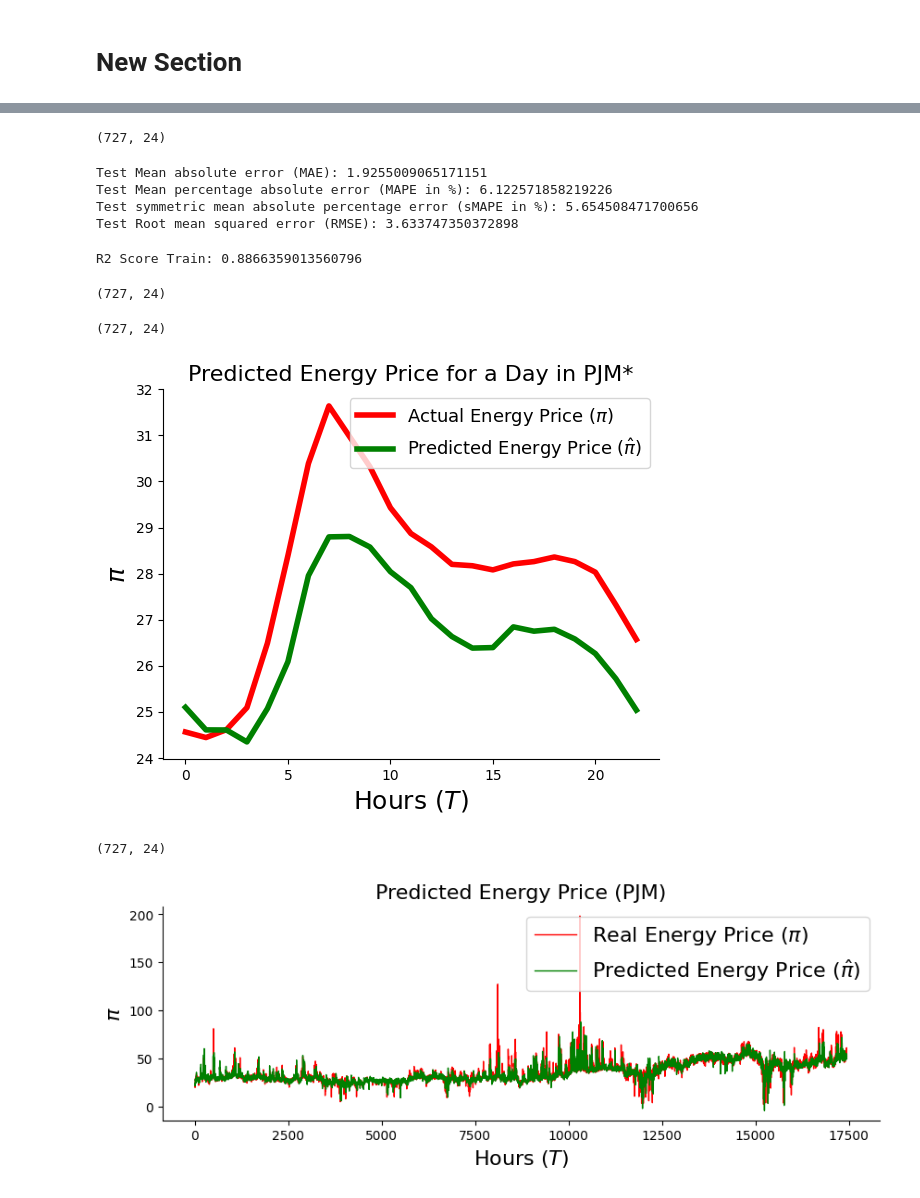
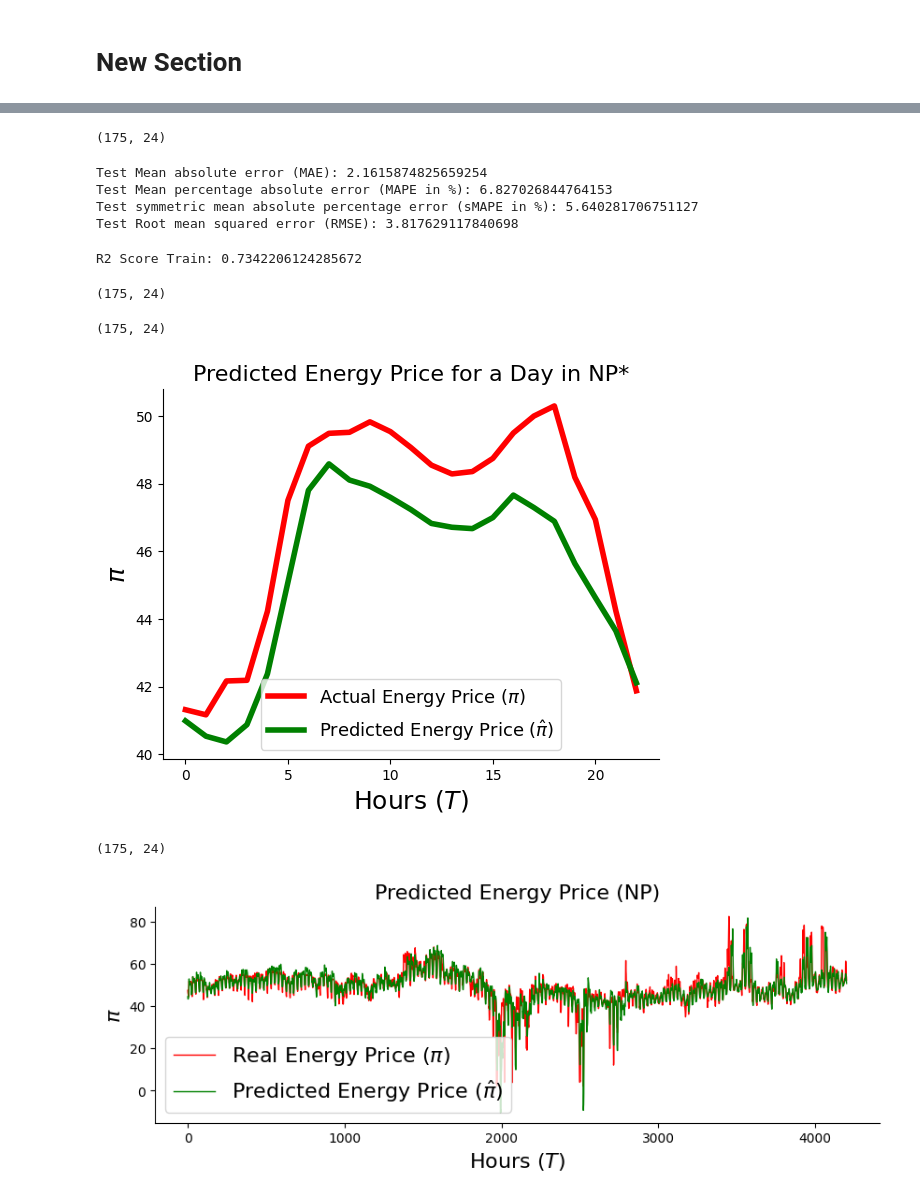
Before and after one commit to pooja-joshi-bits/EPFforAll, a Jupyter notebook: NordPool.ipynb, the cells around one changed output, grey strips where cells are left out. Saved outputs shown, nothing was run; the diff lists cells and outputs as text; code cells hidden in the pictures.

```diff
--- a/NordPool.ipynb
+++ b/NordPool.ipynb
@@ -255,12 +256,12 @@ y_test = target_array_scaled[1449:2176]
 #y_test = target_array_scaled[1961:2176]
 # %%
 #T3 (82% - 08% - 10%)
-#X_train = features_array_scaled[0:1800]
-#y_train = target_array_scaled[0:1800]
-#X_validation = features_array_scaled[1801:2000]
-#y_validation = target_array_scaled[1801:2000]
-#X_test = features_array_scaled[2001:2176]
-#y_test = target_array_scaled[2001:2176]
+X_train = features_array_scaled[0:1800]
+y_train = target_array_scaled[0:1800]
+X_validation = features_array_scaled[1801:2000]
+y_validation = target_array_scaled[1801:2000]
+X_test = features_array_scaled[2001:2176]
+y_test = target_array_scaled[2001:2176]
 # %%
 y_test.shape
 # %% [output]
@@ -359,7 +360,7 @@ y_pred = model.predict(X_test)
 # %%
 y_pred.shape
 # %% [output]
-(727, 24)
+(175, 24)
 # %%
 #inverse transform
 #from sklearn import preprocessing
@@ -405,56 +406,56 @@ print("Test symmetric mean absolute percentage error (sMAPE in %): {}".format(sM
 rmse_test = np.sqrt(metrics.mean_squared_error(y_test, y_pred))
 print("Test Root mean squared error (RMSE): {}".format(rmse_test))
 # %% [output]
-Test Mean absolute error (MAE): 1.9255009065171151
-Test Mean percentage absolute error (MAPE in %): 6.122571858219226
-Test symmetric mean absolute percentage error (sMAPE in %): 5.654508471700656
-Test Root mean squared error (RMSE): 3.633747350372898
+Test Mean absolute error (MAE): 2.1615874825659254
+Test Mean percentage absolute error (MAPE in %): 6.827026844764153
+Test symmetric mean absolute percentage error (sMAPE in %): 5.640281706751127
+Test Root mean squared error (RMSE): 3.817629117840698
 # %%
 # Regression score for training
 
 r2_score_train = metrics.r2_score(y_test, y_pred)
 print("R2 Score Train: {}".format(r2_score_train))
 # %% [output]
-R2 Score Train: 0.8866359013560796
+R2 Score Train: 0.7342206124285672
 # %%
 y_pred.shape
 # %% [output]
-(727, 24)
+(175, 24)
 # %%
 y_test.shape
 # %% [output]
-(727, 24)
+(175, 24)
 # %%
 test = y_test[100,1:]
 #test =np.roll(test, -1) #rotate left
 pred = y_pred[100,1:]
 plt.plot(test, color='red',linewidth=4)
 plt.plot(pred, color='green',linewidth=4)
-plt.title('Predicted Energy Price for a Day in PJM*', fontsize=16, **hfont)
+plt.title('Predicted Energy Price for a Day in NP*', fontsize=16, **hfont)
 plt.ylabel('$\pi$', fontsize=18, **hfont)
 plt.xlabel('Hours ($T$)', fontsize=18, **hfont)
 plt.legend(['Actual Energy Price ($\pi$)', 'Predicted Energy Price ($\hat{\pi}$)'], loc='best', prop={"size":13})
 plt.savefig('Prediction Curve for a day in PJM.pdf')
 # %% [output]
-[figure, old version]
+[figure, new version]
 # %%
 y_test.shape
 # %% [output]
-(727, 24)
+(175, 24)
 # %%
 y_test_reshape = y_test.reshape(-1)
 y_pred_reshape = y_pred.reshape(-1)
 
 plt.figure(figsize=(10,3))
 plt.plot(y_test_reshape, color='red',linewidth=1)
 plt.plot(y_pred_reshape, color='green',linewidth=1)
-plt.title('Predicted Energy Price (PJM)', fontsize=16, **hfont)
+plt.title('Predicted Energy Price (NP)', fontsize=16, **hfont)
 plt.ylabel('$\pi$', fontsize=16, **hfont)
 plt.xlabel('Hours ($T$)', fontsize=16, **hfont)
 plt.legend(['Real Energy Price ($\pi$)', 'Predicted Energy Price ($\hat{\pi}$)'], loc='best', prop={"size":16})
-plt.savefig('Prediction Curve PJM for T1.pdf')
+plt.savefig('Prediction Curve NP for T1.pdf')
 # %% [output]
-[figure, old version]
+[figure, new version]
 # %%
 df1 = pd.DataFrame(y_pred)
 
```
Also changed, not shown: parts of 9 cells of this notebook.
